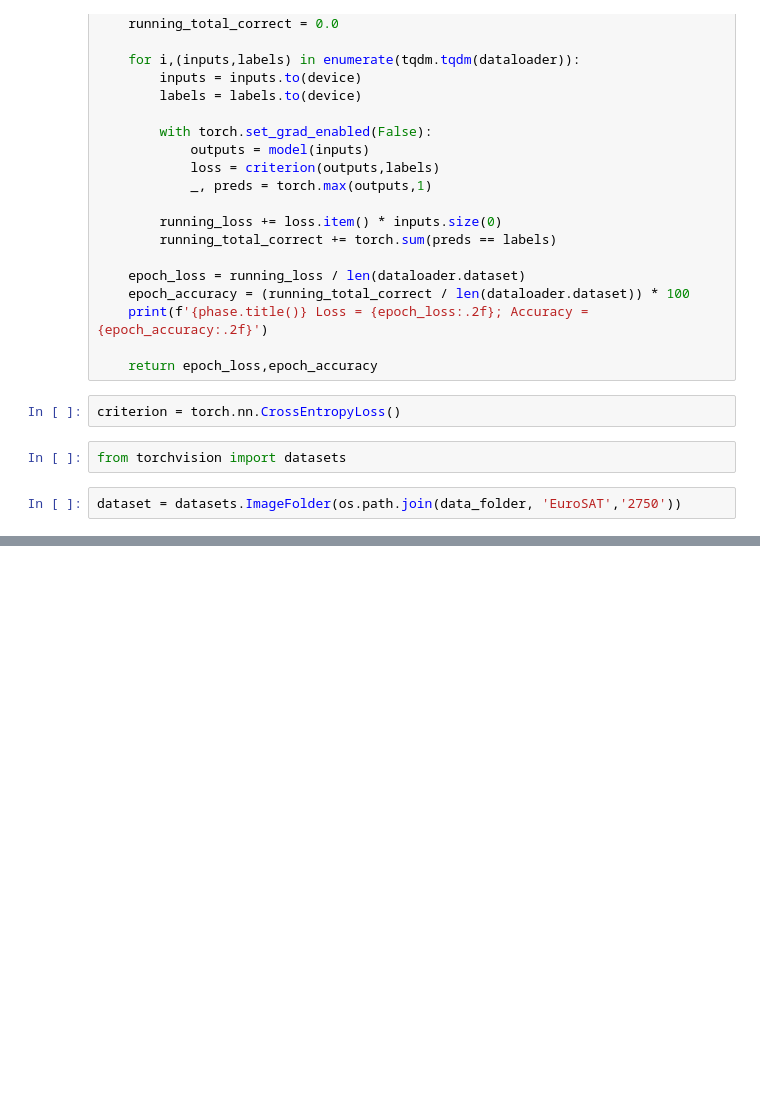
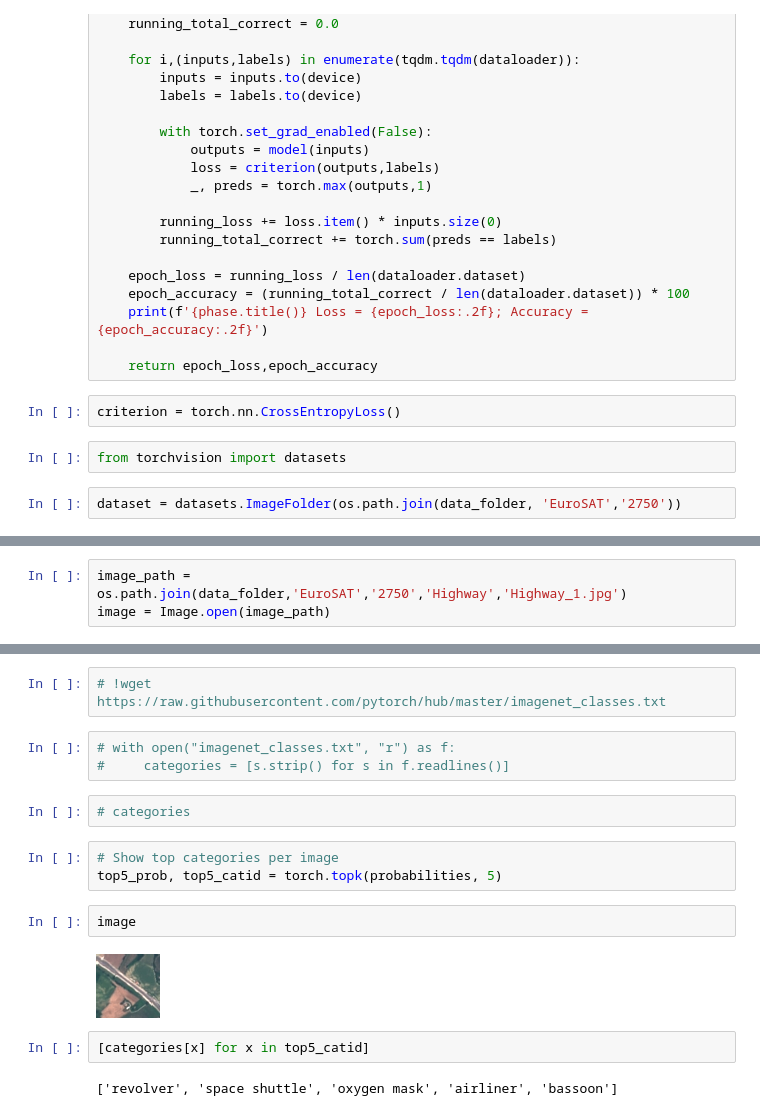
Before and after one commit to Nirzaree/lulc_classification_using_deep_learning, a Jupyter notebook: 4_exercise_1.ipynb, the cells around one changed output, grey strips where cells are left out. Drawn from its saved outputs; the diff is of its cells as text; blank space fills up the shorter version.

```diff
--- a/4_exercise_1.ipynb
+++ b/4_exercise_1.ipynb
@@ -127,0 +279,3 @@ Test Loss = 2.29; Accuracy = 13.38
+# %%
+image_path = os.path.join(data_folder,'EuroSAT','2750','Highway','Highway_1.jpg')
+image = Image.open(image_path)
@@ -127,0 +326,18 @@ Test Loss = 2.29; Accuracy = 13.38
+# %%
+# !wget https://raw.githubusercontent.com/pytorch/hub/master/imagenet_classes.txt
+# %%
+# with open("imagenet_classes.txt", "r") as f:
+#     categories = [s.strip() for s in f.readlines()]
+# %%
+# categories
+# %%
+# Show top categories per image
+top5_prob, top5_catid = torch.topk(probabilities, 5)
+# %%
+image
+# %% [output]
+[figure, added]
+# %%
+[categories[x] for x in top5_catid]
+# %% [output]
+['revolver', 'space shuttle', 'oxygen mask', 'airliner', 'bassoon']
```
Also changed, not shown: parts of 31 cells of this notebook.
